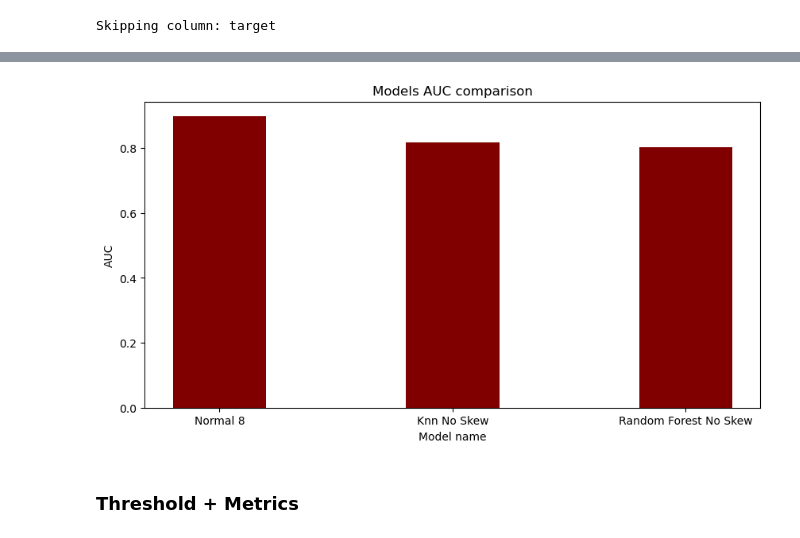
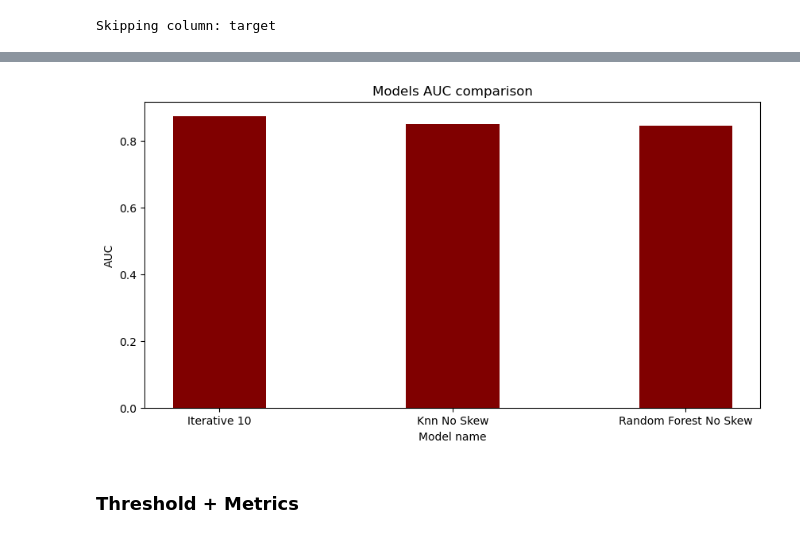
Before and after one commit to vburenkov/ML, a Jupyter notebook: FINAL/Burenkov.ipynb, the cells around one changed output, grey strips where cells are left out. Saved outputs shown, nothing was run; the diff lists cells and outputs as text; code cells hidden in the pictures.

```diff
--- a/FINAL/Burenkov.ipynb
+++ b/FINAL/Burenkov.ipynb
@@ -114,6 +129,23 @@ class Metrics:
         plt.title(title)
         plt.show()
 
+    def plot_probability_distribution(y_true, predicted):
+
+        data = list(zip(predicted, y_true))
+
+        X_0 = [e[0] for e in data if e[1] == 0]
+        X_1 = [e[0] for e in data if e[1] == 1]
+
+        fig, (ax1, ax2) = plt.subplots(1, 2, figsize=(10,5))
+
+        ax1.hist(X_1, label='Y == 0', bins=200, alpha=0.5, color='orange')
+        ax1.legend()
+
+        ax2.hist(X_0, label='Y == 1', bins=200, alpha=0.5, color='grey')
+        ax2.legend()
+
+        plt.show()
+
     def classification_report(y_true, predicted):
         return classification_report(y_true, predicted)
 
@@ -539,18 +577,6 @@ class LGBMSelector(FeatureSelector):
     def get_train_ROCAUC(self):
         return Metrics.roc_auc(self.y_train, self.train_predicted)
 
-    def get_test_confusion_matrix(self):
-        return Metrics.confusion_matrix(self.y_test, self.test_predicted)
-
-    def get_train_confusion_matrix(self):
-        return Metrics.confusion_matrix(self.y_train, self.train_predicted)
-
-    def get_test_classification_report(self):
-        return Metrics.classification_report(self.y_test, self.test_predicted)
-
-    def get_train_classification_report(self):
-        return Metrics.classification_report(self.y_train, self.train_predicted)
-
     def __str__(self):
         return type(self).__name__
 # %%
@@ -776,18 +802,6 @@ class IterativeLGBMSelector(FeatureSelector):
 
     def get_train_ROCAUC(self):
         return Metrics.roc_auc(self.y_train, self.train_predicted)
-
-    def get_test_confusion_matrix(self):
-        return Metrics.confusion_matrix(self.y_test, self.test_predicted)
-
-    def get_train_confusion_matrix(self):
-        return Metrics.confusion_matrix(self.y_train, self.train_predicted)
-
-    def get_test_classification_report(self):
-        return Metrics.classification_report(self.y_test, self.test_predicted)
-
-    def get_train_classification_report(self):
-        return Metrics.classification_report(self.y_train, self.train_predicted)
 # %% [markdown]
 ## Data Transformation
 # %%
@@ -1182,13 +1127,13 @@ Saving model to file ___randomforest_no_skew.pcl. Data shape: (300000, 10). Trai
 # %%
-X = [ 'Normal' + ' ' + str(len(iterativeFeatures)),
+X = [ 'Iterative' + ' ' + str(len(iterativeFeatures)),
       'Knn No Skew',
       'Random Forest No Skew' ]
 
-Y = [ normal.get_test_ROCAUC(), kkn_no_skew.get_test_ROCAUC(), randomforest_no_skew.get_test_ROCAUC() ]
+Y = [ iterative_150.get_test_ROCAUC(), kkn_no_skew.get_test_ROCAUC(), randomforest_no_skew.get_test_ROCAUC() ]
 
 Metrics.BAR_plot(X, Y, 'Models AUC comparison', 'Model name', 'AUC')
 # %% [output]
-[figure, old version]
+[figure, new version]
 # %% [markdown]
 ### Threshold + Metrics
 # %%
```
Also changed, not shown: parts of 44 cells of this notebook.
